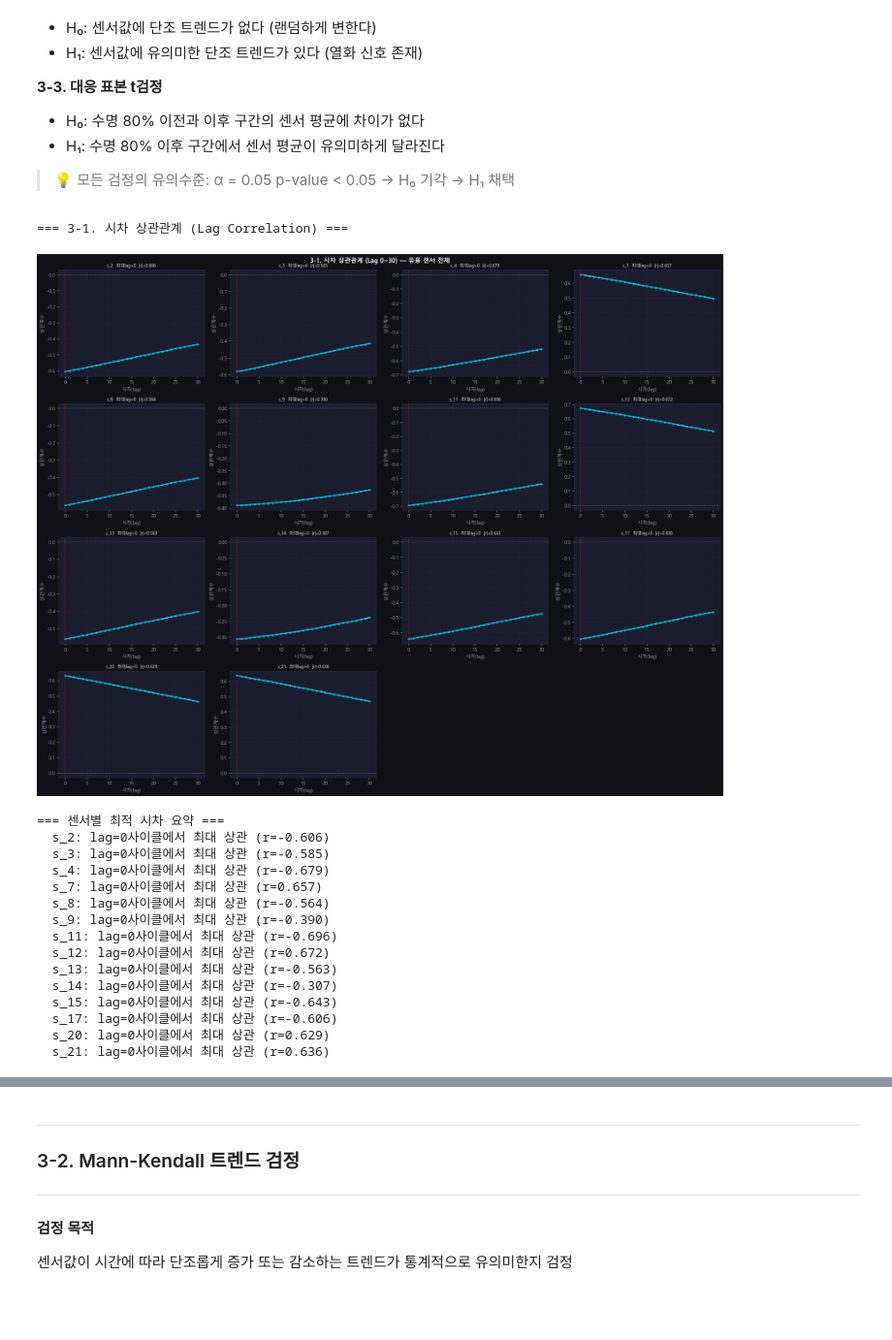
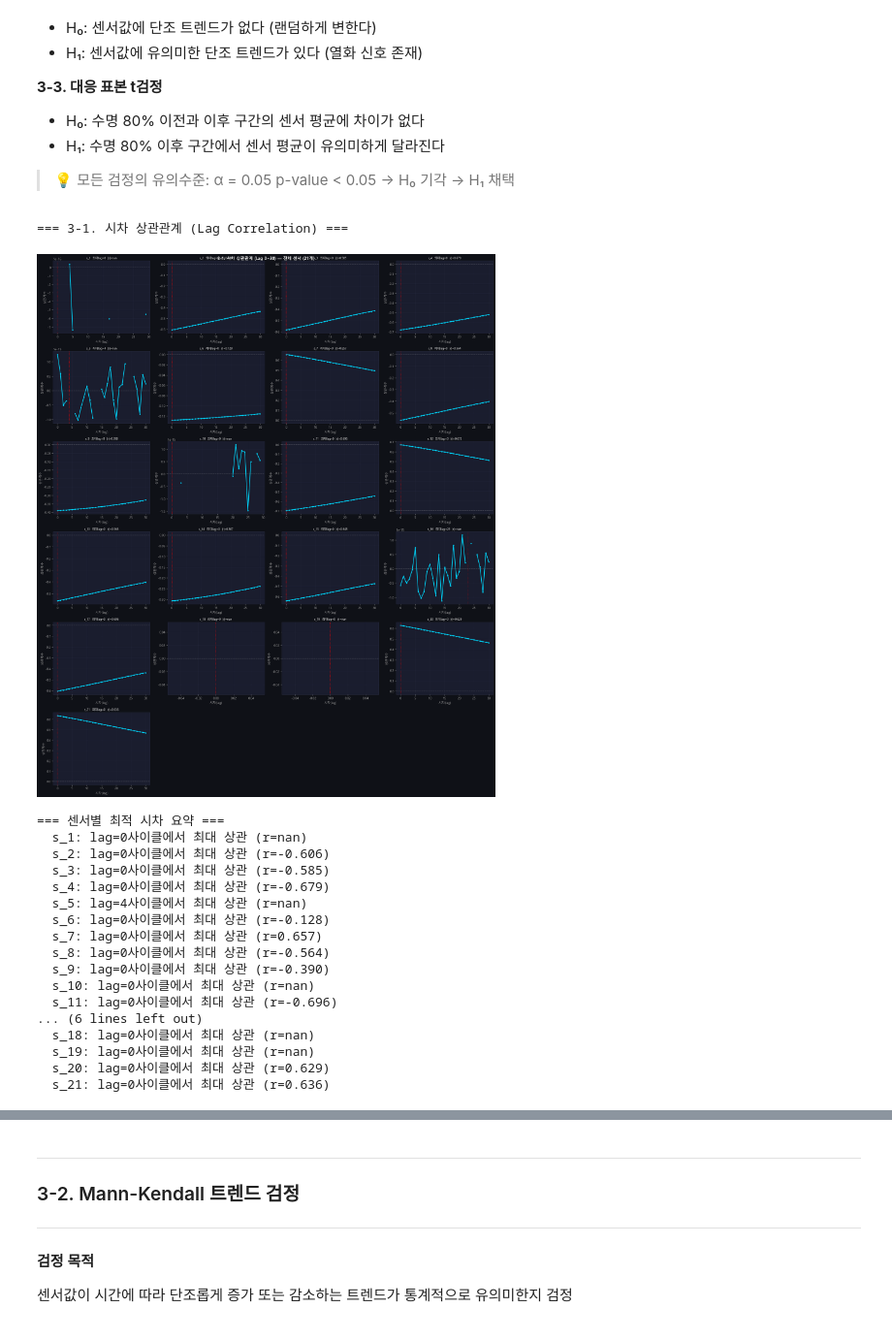
Before and after one commit to dlalswns0211/sparta_project_4_team16, a Jupyter notebook: YJ/FD001_V1.ipynb, the cells around one changed output, grey strips where cells are left out. Shown at 97% size. Cells and saved outputs as stored; diff of their text form; code cells hidden in the pictures.

```diff
--- a/YJ/FD001_V1.ipynb
+++ b/YJ/FD001_V1.ipynb
@@ -799,19 +799,17 @@ EDA에서 시각적으로 확인한 패턴들을 **통계적으로 증명**하
 # 3-1. 시차 상관관계 (Lag Correlation)
 print('=== 3-1. 시차 상관관계 (Lag Correlation) ===')
 
+all_sensors = [f's_{i}' for i in range(1, 22)]
 tr_lag = train_raw.copy()
 mc = tr_lag.groupby('unit_nr')['time_cycles'].max().rename('max_c')
 tr_lag = tr_lag.join(mc, on='unit_nr')
 tr_lag['RUL'] = tr_lag['max_c'] - tr_lag['time_cycles']
 
-# 유용 센서만 (상수 센서 제외)
-useful_sensors = [s for s in SENSOR_COLS
-                  if train_raw[s].std() >= CONST_THR]
 
 max_lag = 30  # 슬라이딩 윈도우 크기와 동일
 lag_results = {}
 
-for s in useful_sensors:
+for s in all_sensors:
     lag_corrs = []
     for lag in range(0, max_lag + 1):
         shifted = tr_lag.groupby('unit_nr')[s].shift(lag)
@@ -821,51 +819,53 @@ for s in useful_sensors:
     lag_results[s] = lag_corrs
 
 # 시각화
 n_cols = 4
-n_rows = (len(useful_sensors) + n_cols - 1) // n_cols
+n_rows = (len(all_sensors) + n_cols - 1) // n_cols
 fig, axes = plt.subplots(n_rows, n_cols, figsize=(20, n_rows * 4))
-fig.suptitle('3-1. 시차 상관관계 (Lag 0~30) — 유용 센서 전체',
+fig.suptitle('3-1. 시차 상관관계 (Lag 0~30) — 전체 센서 (21개)',
              fontsize=13, fontweight='bold')
 
-for ax, s in zip(axes.flat, useful_sensors):
+for ax, s in zip(axes.flat, all_sensors):
     lag_corrs = lag_results[s]
     best_lag = int(np.argmax(np.abs(lag_corrs)))
     best_r   = lag_corrs[best_lag]
     ax.plot(range(max_lag + 1), lag_corrs,
             color=C[0], lw=2, marker='o', markersize=3)
     ax.axhline(0, color=GRAY, ls='--', lw=1, alpha=0.5)
     ax.axvline(best_lag, color='red', ls=':', lw=1.5)
     ax.set_title(f'{s}  최대lag={best_lag}  |r|={abs(best_r):.3f}', fontsize=9)
     ax.set_xlabel('시차(lag)')
     ax.set_ylabel('상관계수')
 
-for ax in axes.flat[len(useful_sensors):]:
+for ax in axes.flat[len(all_sensors):]:
     ax.set_visible(False)
 
 plt.tight_layout()
 plt.show()
 
 # 결과 요약
 print('\n=== 센서별 최적 시차 요약 ===')
-for s in useful_sensors:
+for s in all_sensors:
     best_lag = int(np.argmax(np.abs(lag_results[s])))
     best_r   = lag_results[s][best_lag]
     print(f'  {s}: lag={best_lag}사이클에서 최대 상관 (r={best_r:.3f})')
 # %% [output]
 === 3-1. 시차 상관관계 (Lag Correlation) ===
-[figure, old version]
+[figure, new version]
 === 센서별 최적 시차 요약 ===
+  s_1: lag=0사이클에서 최대 상관 (r=nan)
   s_2: lag=0사이클에서 최대 상관 (r=-0.606)
   s_3: lag=0사이클에서 최대 상관 (r=-0.585)
   s_4: lag=0사이클에서 최대 상관 (r=-0.679)
+  s_5: lag=4사이클에서 최대 상관 (r=nan)
+  s_6: lag=0사이클에서 최대 상관 (r=-0.128)
   s_7: lag=0사이클에서 최대 상관 (r=0.657)
   s_8: lag=0사이클에서 최대 상관 (r=-0.564)
   s_9: lag=0사이클에서 최대 상관 (r=-0.390)
+  s_10: lag=0사이클에서 최대 상관 (r=nan)
   s_11: lag=0사이클에서 최대 상관 (r=-0.696)
-  s_12: lag=0사이클에서 최대 상관 (r=0.672)
-  s_13: lag=0사이클에서 최대 상관 (r=-0.563)
-  s_14: lag=0사이클에서 최대 상관 (r=-0.307)
-  s_15: lag=0사이클에서 최대 상관 (r=-0.643)
-  s_17: lag=0사이클에서 최대 상관 (r=-0.606)
+... (6 lines left out)
+  s_18: lag=0사이클에서 최대 상관 (r=nan)
+  s_19: lag=0사이클에서 최대 상관 (r=nan)
   s_20: lag=0사이클에서 최대 상관 (r=0.629)
   s_21: lag=0사이클에서 최대 상관 (r=0.636)
```
Also changed, not shown: parts of 10 cells of this notebook.
